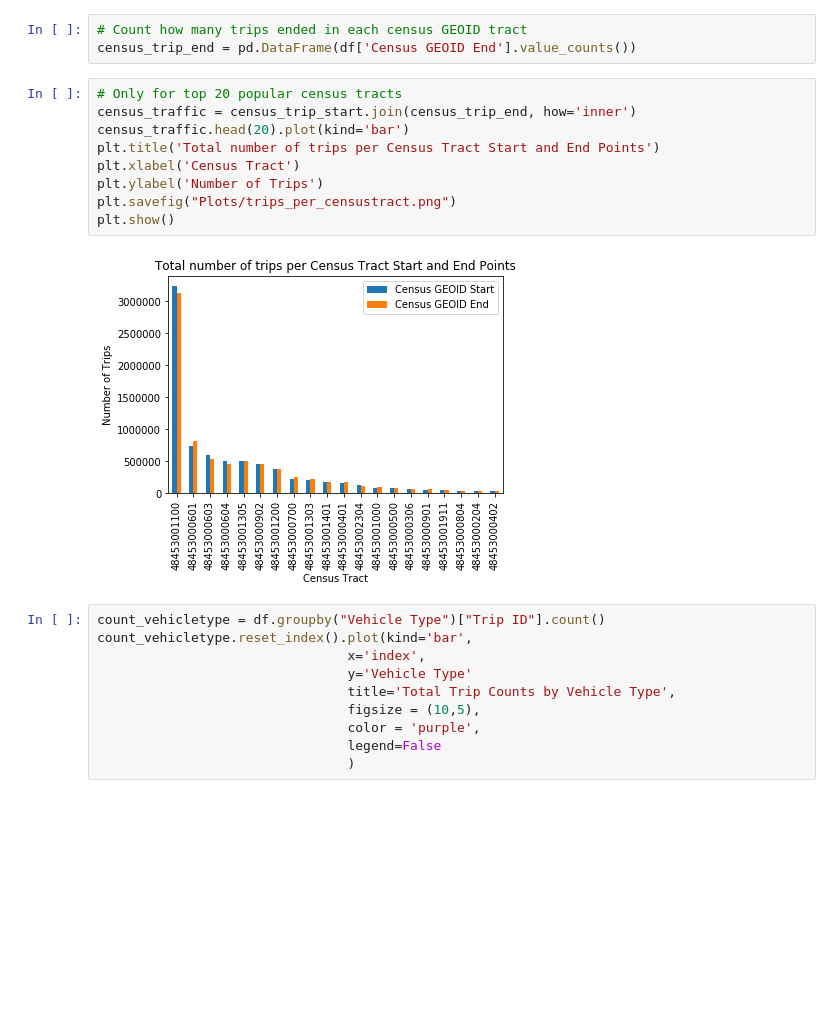
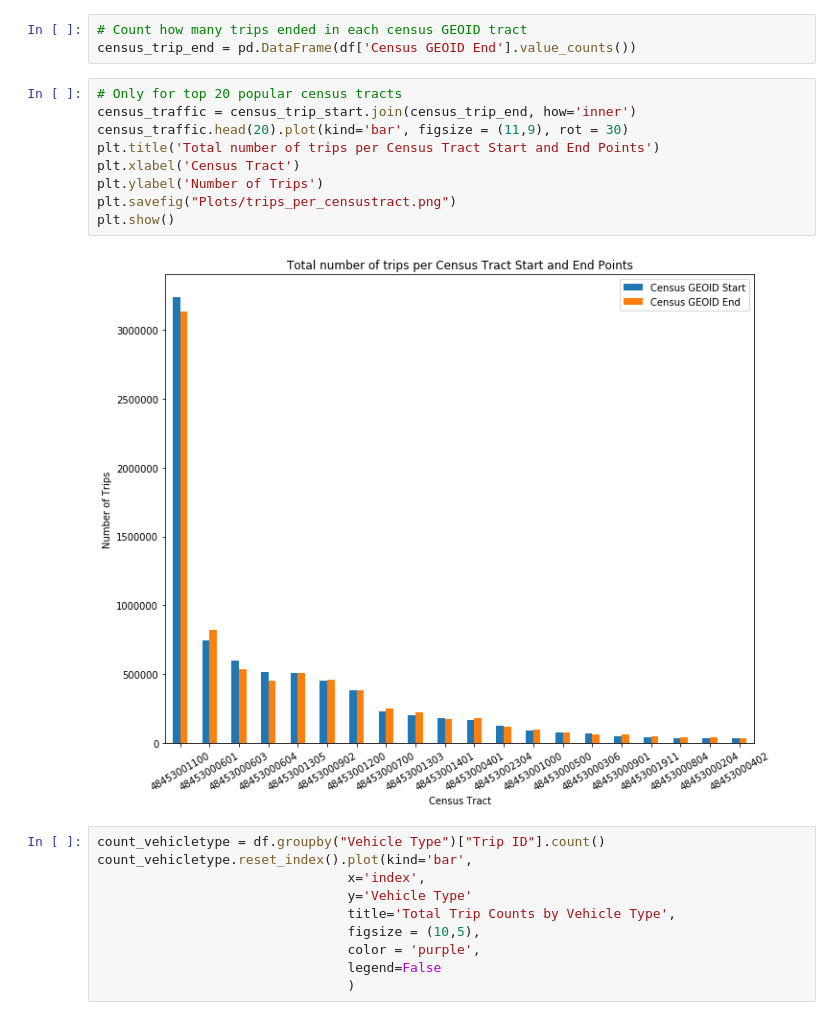
Before and after one commit to sheetalbongale/Scooters-In-Austin-Data-Analysis, a Jupyter notebook: notebooks/shared_mobility_AODP/data_story_sm.ipynb, the cells around one changed output. Cells and saved outputs as stored; diff of their text form; blank space fills up the shorter version.

```diff
--- a/notebooks/shared_mobility_AODP/data_story_sm.ipynb
+++ b/notebooks/shared_mobility_AODP/data_story_sm.ipynb
@@ -105,14 +105,14 @@ census_trip_end = pd.DataFrame(df['Census GEOID End'].value_counts())
 # %%
 # Only for top 20 popular census tracts
 census_traffic = census_trip_start.join(census_trip_end, how='inner')
-census_traffic.head(20).plot(kind='bar')
+census_traffic.head(20).plot(kind='bar', figsize = (11,9), rot = 30)
 plt.title('Total number of trips per Census Tract Start and End Points')
 plt.xlabel('Census Tract')
 plt.ylabel('Number of Trips')
 plt.savefig("Plots/trips_per_censustract.png")
 plt.show()
 # %% [output]
-[figure, old version]
+[figure, new version]
 # %%
 count_vehicletype = df.groupby("Vehicle Type")["Trip ID"].count()
 count_vehicletype.reset_index().plot(kind='bar',
```
Also changed, not shown: parts of 1 cell of this notebook, 23 other files.
